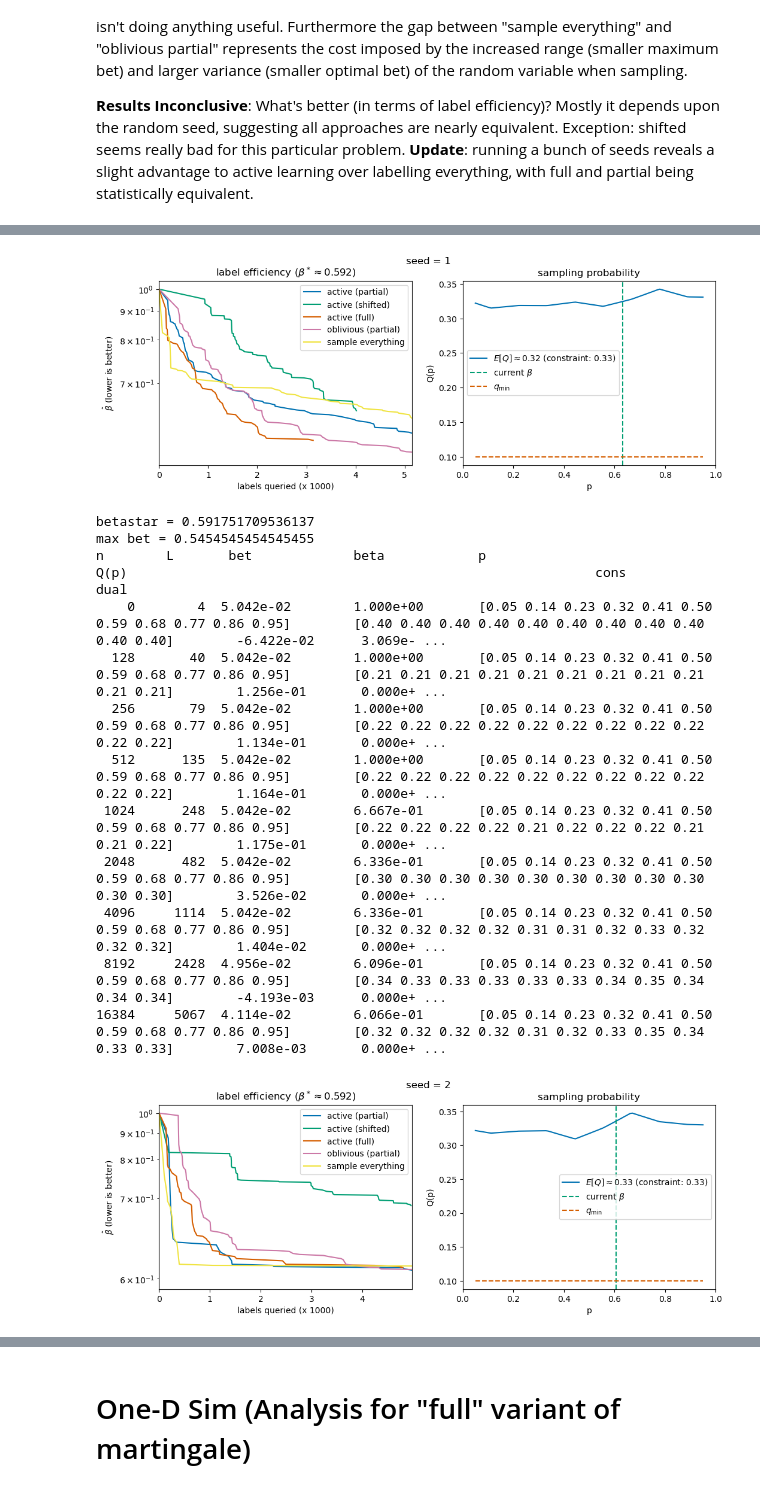
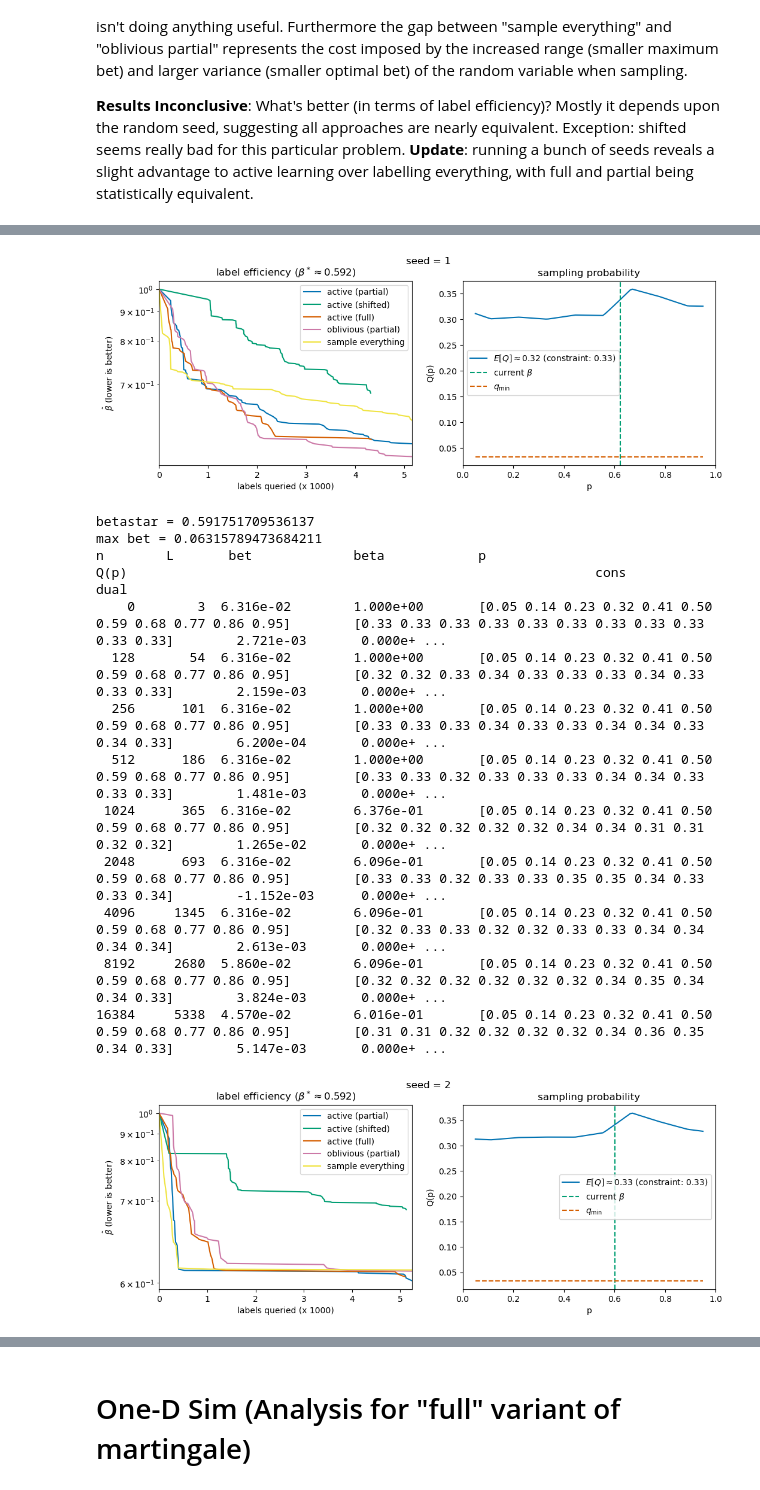
Before and after one commit to neilzxu/active-rcps, a Jupyter notebook: onedbinomialtestlesshypers.ipynb, the cells around one changed output, grey strips where cells are left out. Drawn from its saved outputs; the diff is of its cells as text; code cells hidden in the pictures.

```diff
--- a/onedbinomialtestlesshypers.ipynb
+++ b/onedbinomialtestlesshypers.ipynb
@@ -109,14 +124,14 @@ def test_once(seed):
     import numpy as np
     import torch
 
+    theta = 1/12
+    target_rate = 1/3
+
     if True:
         torch.manual_seed(seed)
         np.set_printoptions(2, floatmode='fixed')
 
         rho = FalsePositiveRho()
-        theta = 1/12
-        q_min = 1/10
-        target_rate = 1/3
 
         knots = np.linspace(0, 1, 10)
         def featurize(p):
@@ -133,7 +148,7 @@ def test_once(seed):
 
             return rv
 
-        def makeMinimax(policy, q_min, target_rate, iwmart):
+        def makeMinimax(policy, target_rate, iwmart):
             import cocob
 
             betastar = 1 - np.sqrt(2 * theta)
@@ -141,7 +156,6 @@ def test_once(seed):
             policy.constant_init(target_rate)
 
             primal_player = LabellingPolicyPrimalPlayer(policy=policy,
-                                                        q_min=q_min,
                                                         target_rate=target_rate,
                                                         theta=theta,
                                                         rho=rho,
@@ -168,16 +182,14 @@ def test_once(seed):
         _, full_minimax = makeMinimax(policy=MultilabelRegressor(in_features=len(featurize(0.1)), out_classes=1, bias=True),
                                       q_min=q_min,
                                       target_rate=target_rate,
-                                      iwmart=FullIwUpperMartingale(rho=rho, theta=theta, q_min=q_min, n_betas=1000, alpha=0.05),
+                                      iwmart=FullIwUpperMartingale(rho=rho, theta=theta, q_min=1/8, n_betas=1000, alpha=0.05),
                                       )
         _, const_minimax = makeMinimax(policy=MultilabelRegressor(in_features=len(featurize(0.1)), out_classes=1, bias=False),
-                                       q_min=q_min,
                                        target_rate=target_rate,
-                                       iwmart=PartialIwUpperMartingale(rho=rho, theta=theta, q_min=q_min, n_betas=1000, alpha=0.05),
+                                       iwmart=PartialIwUpperMartingale(rho=rho, theta=theta, q_min=1/8, n_betas=1000, alpha=0.05),
                                       )
         _, fobv_minimax = makeMinimax(policy=MultilabelRegressor(in_features=len(featurize(0.1)), out_classes=1, bias=False),
-                                      q_min=1,
-                                      target_rate=2,
+                                      target_rate=1,
                                       iwmart=FullyObservedUpperMartingale(rho=rho, theta=theta, n_betas=1000, alpha=0.05))
 
         suml, sumls, betas = 0, [0], [minimax._primal_player._iwmart.curbeta[0]]
@@ -256,7 +268,7 @@ def test_once(seed):
             ax[1].plot(p, Q.numpy(), label=f'$E[Q] \\approx {torch.mean(Q).item():.2f}$ (constraint: {target_rate:.2f})')
             vline_color = next(plt.gca()._get_lines.prop_cycler)['color']
             ax[1].axvline(x=monitorthis._primal_player._iwmart.curbeta[0], label='current $\\beta$', linestyle='dashed', color=vline_color)
-            ax[1].plot(p, [q_min]*len(p), label='$q_\\min$', linestyle='dashed')
+            ax[1].plot(p, [target_rate/10]*len(p), label='$q_\\min$', linestyle='dashed')
             ax[1].set_xlim((0, 1))
             ax[1].set_xlabel('p')
             ax[1].set_ylabel('Q(p)')
@@ -285,15 +297,15 @@ n        L       bet             beta            p
-[figure, old version]
+[figure, new version]
 betastar = 0.591751709536137
-max bet = 0.5454545454545455
+max bet = 0.06315789473684211
 n        L       bet             beta            p                                                               Q(p)                                                            cons            dual
-    0        4  5.042e-02        1.000e+00       [0.05 0.14 0.23 0.32 0.41 0.50 0.59 0.68 0.77 0.86 0.95]        [0.40 0.40 0.40 0.40 0.40 0.40 0.40 0.40 0.40 0.40 0.40]        -6.422e-02      3.069e- ...
-  128       40  5.042e-02        1.000e+00       [0.05 0.14 0.23 0.32 0.41 0.50 0.59 0.68 0.77 0.86 0.95]        [0.21 0.21 0.21 0.21 0.21 0.21 0.21 0.21 0.21 0.21 0.21]        1.256e-01       0.000e+ ...
-  256       79  5.042e-02        1.000e+00       [0.05 0.14 0.23 0.32 0.41 0.50 0.59 0.68 0.77 0.86 0.95]        [0.22 0.22 0.22 0.22 0.22 0.22 0.22 0.22 0.22 0.22 0.22]        1.134e-01       0.000e+ ...
-  512      135  5.042e-02        1.000e+00       [0.05 0.14 0.23 0.32 0.41 0.50 0.59 0.68 0.77 0.86 0.95]        [0.22 0.22 0.22 0.22 0.22 0.22 0.22 0.22 0.22 0.22 0.22]        1.164e-01       0.000e+ ...
- 1024      248  5.042e-02        6.667e-01       [0.05 0.14 0.23 0.32 0.41 0.50 0.59 0.68 0.77 0.86 0.95]        [0.22 0.22 0.22 0.22 0.21 0.22 0.22 0.22 0.21 0.21 0.22]        1.175e-01       0.000e+ ...
- 2048      482  5.042e-02        6.336e-01       [0.05 0.14 0.23 0.32 0.41 0.50 0.59 0.68 0.77 0.86 0.95]        [0.30 0.30 0.30 0.30 0.30 0.30 0.30 0.30 0.30 0.30 0.30]        3.526e-02       0.000e+ ...
- 4096     1114  5.042e-02        6.336e-01       [0.05 0.14 0.23 0.32 0.41 0.50 0.59 0.68 0.77 0.86 0.95]        [0.32 0.32 0.32 0.32 0.31 0.31 0.32 0.33 0.32 0.32 0.32]        1.404e-02       0.000e+ ...
- 8192     2428  4.956e-02        6.096e-01       [0.05 0.14 0.23 0.32 0.41 0.50 0.59 0.68 0.77 0.86 0.95]        [0.34 0.33 0.33 0.33 0.33 0.33 0.34 0.35 0.34 0.34 0.34]        -4.193e-03      0.000e+ ...
-16384     5067  4.114e-02        6.066e-01       [0.05 0.14 0.23 0.32 0.41 0.50 0.59 0.68 0.77 0.86 0.95]        [0.32 0.32 0.32 0.32 0.31 0.32 0.33 0.35 0.34 0.33 0.33]        7.008e-03       0.000e+ ...
+    0        3  6.316e-02        1.000e+00       [0.05 0.14 0.23 0.32 0.41 0.50 0.59 0.68 0.77 0.86 0.95]        [0.33 0.33 0.33 0.33 0.33 0.33 0.33 0.33 0.33 0.33 0.33]        2.721e-03       0.000e+ ...
+  128       54  6.316e-02        1.000e+00       [0.05 0.14 0.23 0.32 0.41 0.50 0.59 0.68 0.77 0.86 0.95]        [0.32 0.32 0.33 0.34 0.33 0.33 0.33 0.34 0.33 0.33 0.33]        2.159e-03       0.000e+ ...
+  256      101  6.316e-02        1.000e+00       [0.05 0.14 0.23 0.32 0.41 0.50 0.59 0.68 0.77 0.86 0.95]        [0.33 0.33 0.33 0.34 0.33 0.33 0.34 0.34 0.33 0.34 0.33]        6.200e-04       0.000e+ ...
+  512      186  6.316e-02        1.000e+00       [0.05 0.14 0.23 0.32 0.41 0.50 0.59 0.68 0.77 0.86 0.95]        [0.33 0.33 0.32 0.33 0.33 0.33 0.34 0.34 0.33 0.33 0.33]        1.481e-03       0.000e+ ...
+ 1024      365  6.316e-02        6.376e-01       [0.05 0.14 0.23 0.32 0.41 0.50 0.59 0.68 0.77 0.86 0.95]        [0.32 0.32 0.32 0.32 0.32 0.34 0.34 0.31 0.31 0.32 0.32]        1.265e-02       0.000e+ ...
+ 2048      693  6.316e-02        6.096e-01       [0.05 0.14 0.23 0.32 0.41 0.50 0.59 0.68 0.77 0.86 0.95]        [0.33 0.33 0.32 0.33 0.33 0.35 0.35 0.34 0.33 0.33 0.34]        -1.152e-03      0.000e+ ...
+ 4096     1345  6.316e-02        6.096e-01       [0.05 0.14 0.23 0.32 0.41 0.50 0.59 0.68 0.77 0.86 0.95]        [0.32 0.33 0.33 0.32 0.32 0.33 0.33 0.34 0.34 0.34 0.34]        2.613e-03       0.000e+ ...
+ 8192     2680  5.860e-02        6.096e-01       [0.05 0.14 0.23 0.32 0.41 0.50 0.59 0.68 0.77 0.86 0.95]        [0.32 0.32 0.32 0.32 0.32 0.32 0.34 0.35 0.34 0.34 0.33]        3.824e-03       0.000e+ ...
+16384     5338  4.570e-02        6.016e-01       [0.05 0.14 0.23 0.32 0.41 0.50 0.59 0.68 0.77 0.86 0.95]        [0.31 0.31 0.32 0.32 0.32 0.32 0.34 0.36 0.35 0.34 0.33]        5.147e-03       0.000e+ ...
-[figure, old version]
+[figure, new version]
 betastar = 0.591751709536137
```
Also changed, not shown: parts of 5 cells of this notebook.
